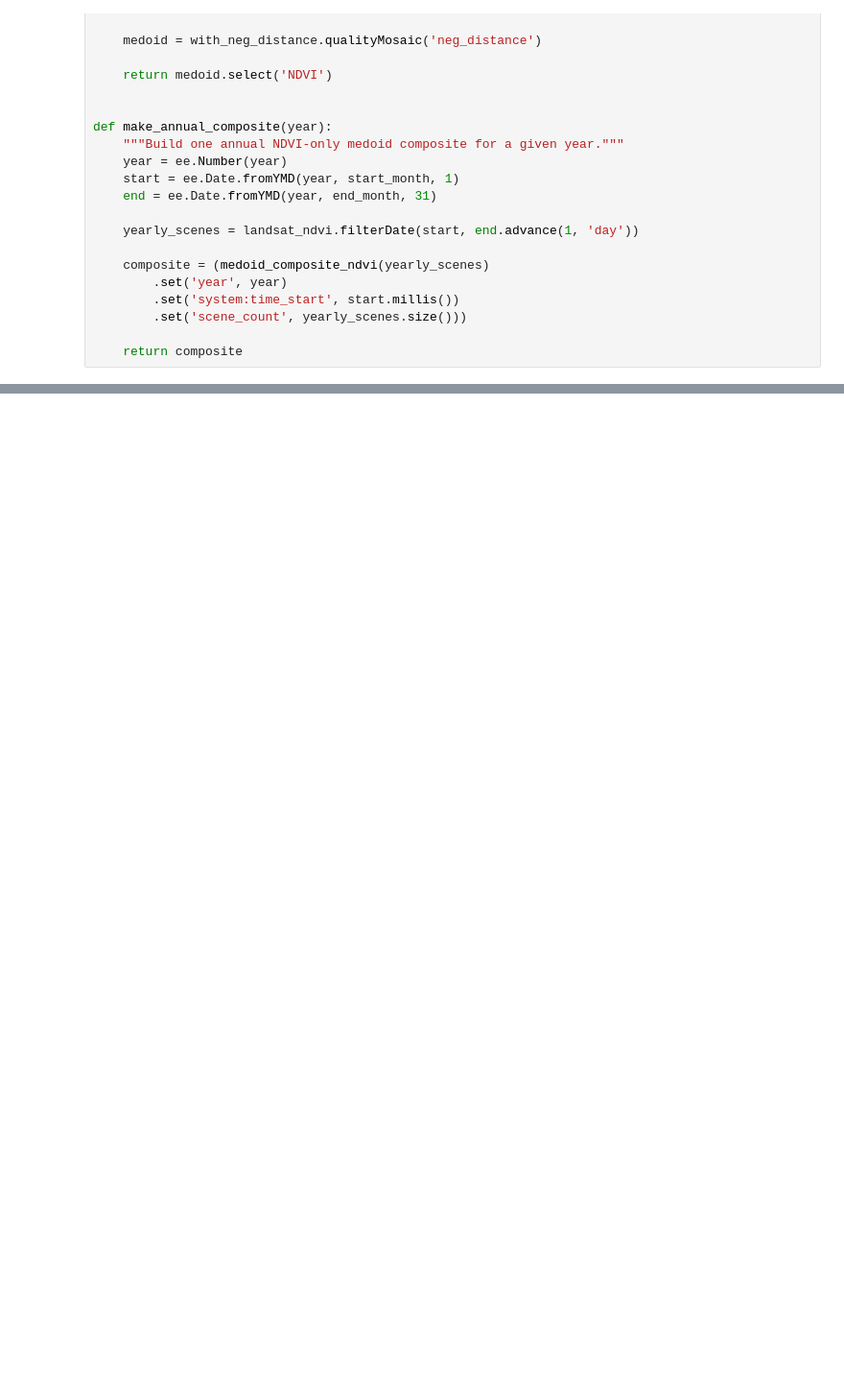
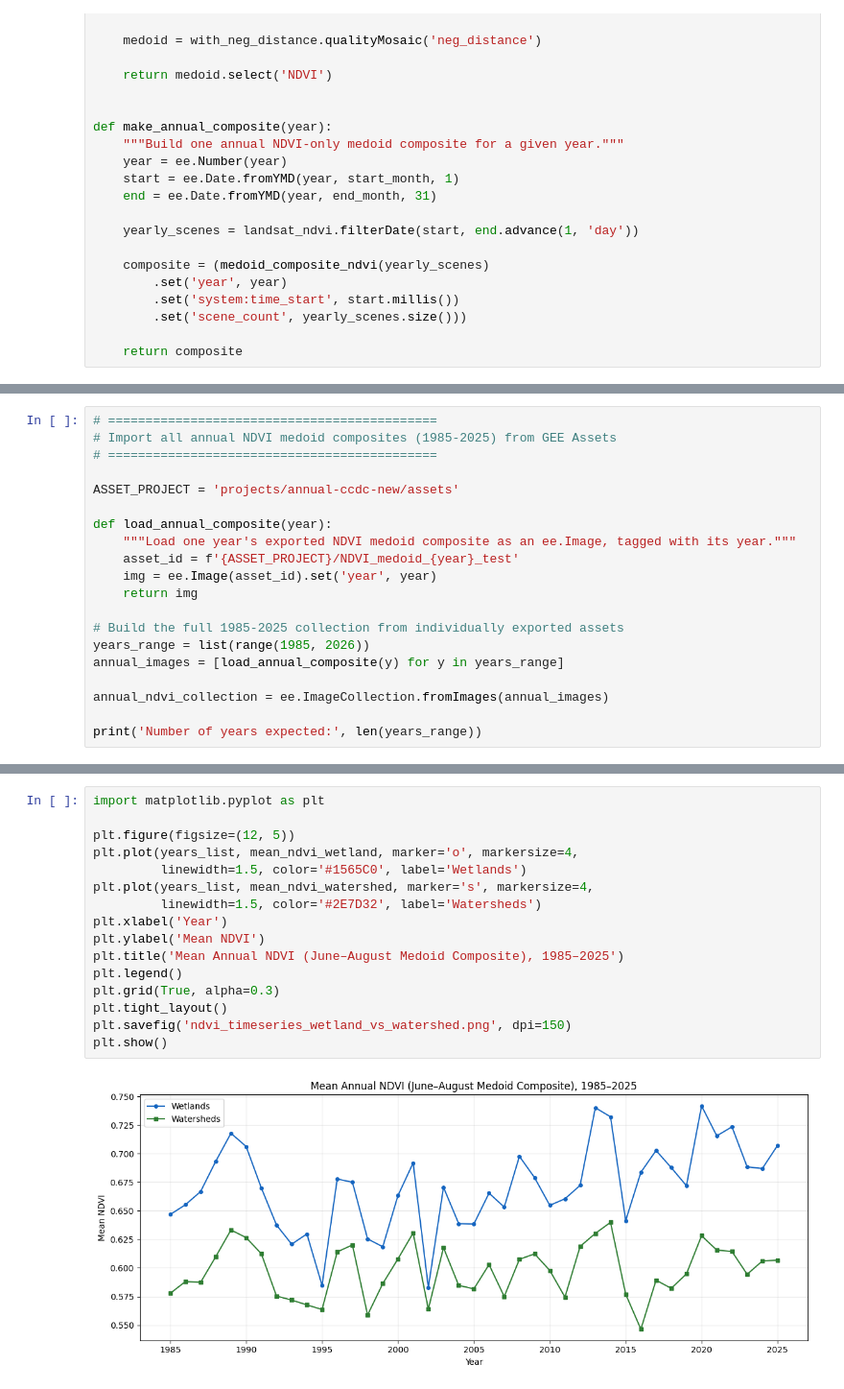
Before and after one commit to Mohammed777777777/Oil-Sand-Monitoring, a Jupyter notebook: TimeSeries_Wetland_OSM.ipynb, the cells around one changed output, grey strips where cells are left out. Shown at 96% size. Cells and saved outputs as stored; diff of their text form; blank space fills up the shorter version.

```diff
--- a/TimeSeries_Wetland_OSM.ipynb
+++ b/TimeSeries_Wetland_OSM.ipynb
@@ -377,0 +345,20 @@ Final status: {'state': 'COMPLETED', 'description': 'NDVI_medoid_2022_test', 'pr
+# %%
+# ============================================
+# Import all annual NDVI medoid composites (1985-2025) from GEE Assets
+# ============================================
+
+ASSET_PROJECT = 'projects/annual-ccdc-new/assets'
+
+def load_annual_composite(year):
+    """Load one year's exported NDVI medoid composite as an ee.Image, tagged with its year."""
+    asset_id = f'{ASSET_PROJECT}/NDVI_medoid_{year}_test'
+    img = ee.Image(asset_id).set('year', year)
+    return img
+
+# Build the full 1985-2025 collection from individually exported assets
+years_range = list(range(1985, 2026))
+annual_images = [load_annual_composite(y) for y in years_range]
+
+annual_ndvi_collection = ee.ImageCollection.fromImages(annual_images)
+
+print('Number of years expected:', len(years_range))
@@ -377,0 +436,18 @@ Final status: {'state': 'COMPLETED', 'description': 'NDVI_medoid_2022_test', 'pr
+# %%
+import matplotlib.pyplot as plt
+
+plt.figure(figsize=(12, 5))
+plt.plot(years_list, mean_ndvi_wetland, marker='o', markersize=4,
+         linewidth=1.5, color='#1565C0', label='Wetlands')
+plt.plot(years_list, mean_ndvi_watershed, marker='s', markersize=4,
+         linewidth=1.5, color='#2E7D32', label='Watersheds')
+plt.xlabel('Year')
+plt.ylabel('Mean NDVI')
+plt.title('Mean Annual NDVI (June–August Medoid Composite), 1985–2025')
+plt.legend()
+plt.grid(True, alpha=0.3)
+plt.tight_layout()
+plt.savefig('ndvi_timeseries_wetland_vs_watershed.png', dpi=150)
+plt.show()
+# %% [output]
+[figure, added]
```
Also changed, not shown: parts of 16 cells of this notebook.
